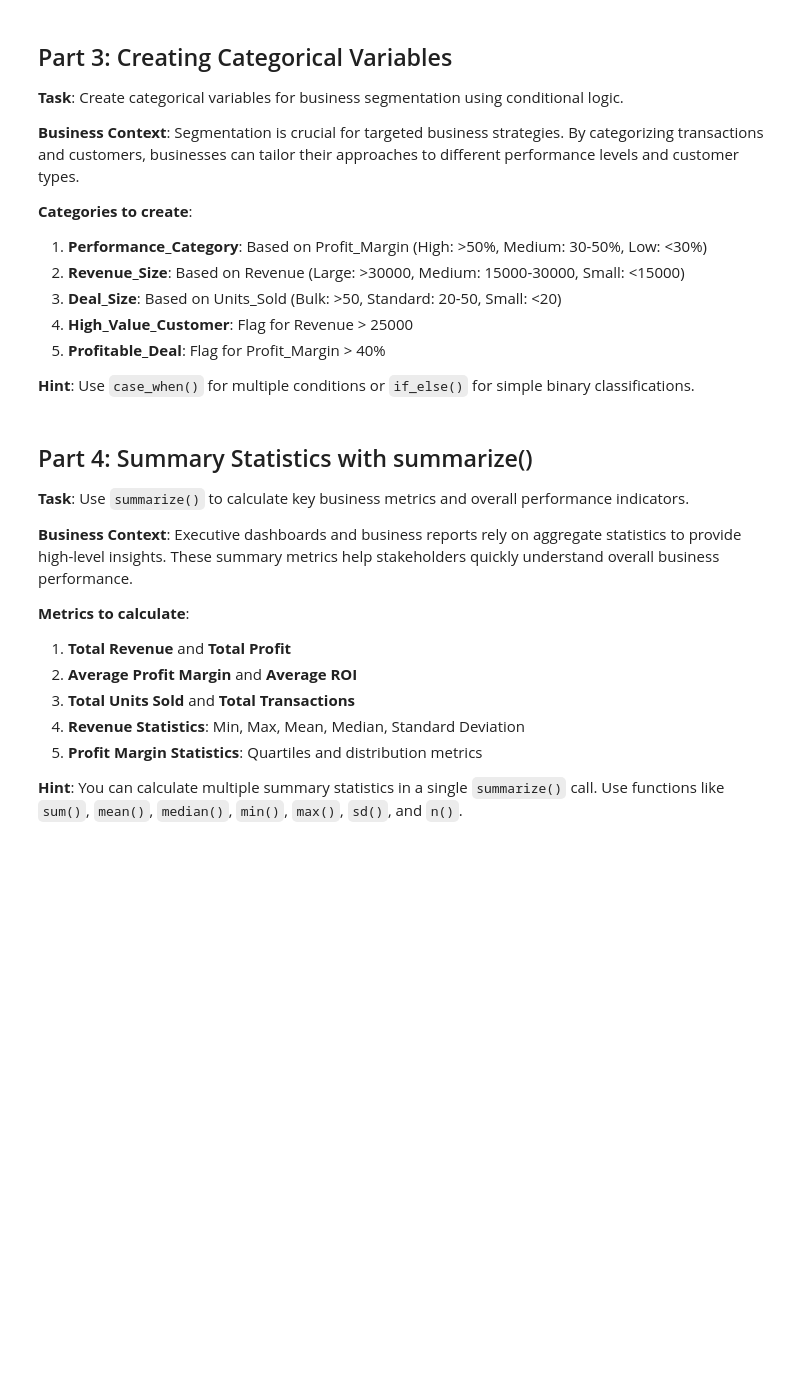
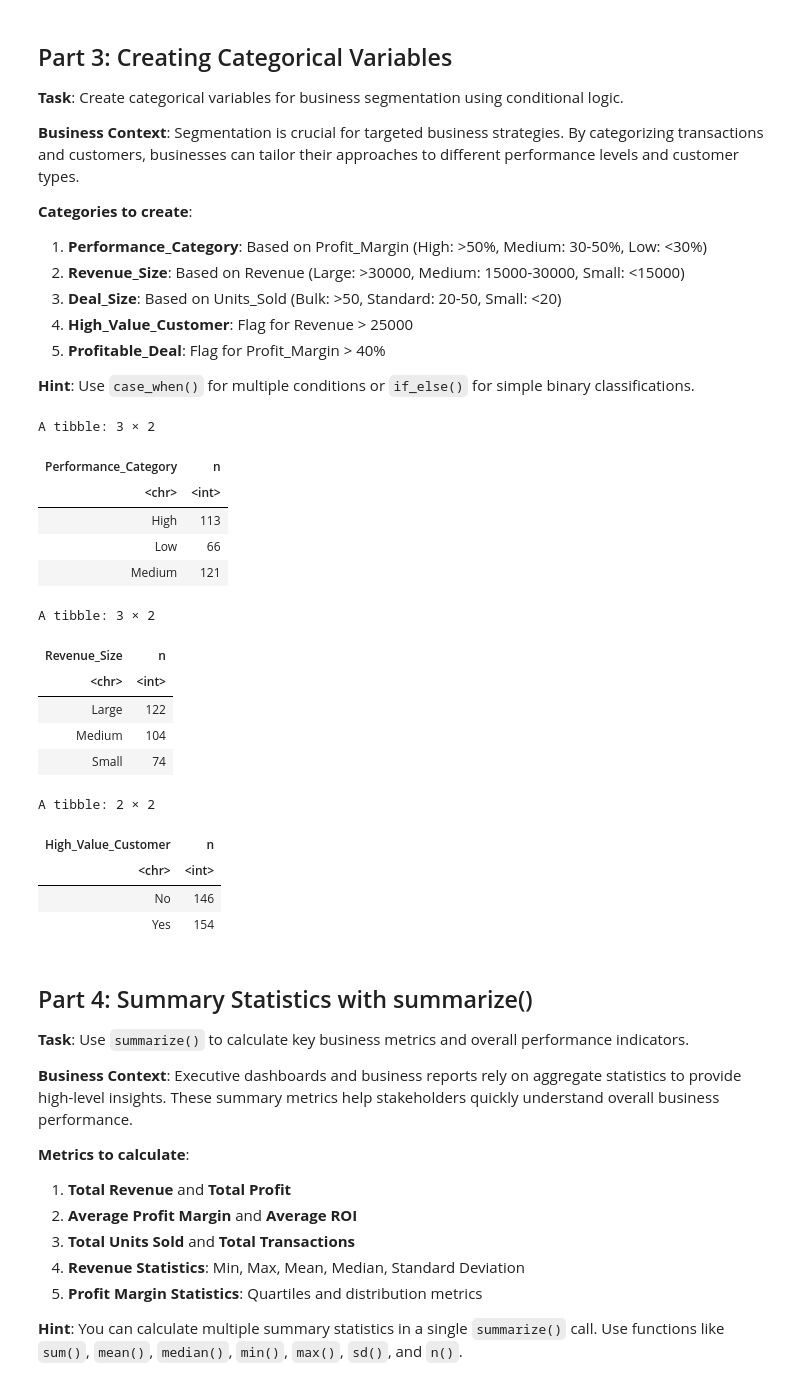
Before and after one commit to UTSA-Humphries-Data-Science/assignment-1-version-3-vivicowan, a Jupyter notebook: assignment/Homework/homework_lesson_4_data_transformation_part2 _v2.ipynb, the cells around one changed output. Saved outputs shown, nothing was run; the diff lists cells and outputs as text; code cells hidden in the pictures; blank space fills up the shorter version.

```diff
--- a/assignment/Homework/homework_lesson_4_data_transformation_part2 _v2.ipynb
+++ b/assignment/Homework/homework_lesson_4_data_transformation_part2 _v2.ipynb
@@ -180,32 +180,71 @@ A tibble: 300 × 5
 # %%
 # Create categorical variables for business segmentation
 company_data <- company_data %>%
   mutate(
     # TODO: Create Performance_Category using case_when()
     # High: Profit_Margin > 50, Medium: Profit_Margin > 30, Low: everything else
+    Performance_Category = case_when(
+      Profit_Margin > 50 ~ "High",
+      Profit_Margin > 30 ~ "Medium",
+      TRUE               ~ "Low"
+    ),
 
     # TODO: Create Revenue_Size category
     # Large: Revenue > 30000, Medium: Revenue > 15000, Small: everything else
+    Revenue_Size = case_when(
+      Revenue > 30000 ~ "Large",
+      Revenue > 15000 ~ "Medium",
+      TRUE            ~ "Small"
+    ),
 
     # TODO: Create Deal_Size category
     # Bulk: Units_Sold > 50, Standard: Units_Sold > 20, Small: everything else
+    Deal_Size = case_when(
+      Units_Sold > 50 ~ "Bulk",
+      Units_Sold > 20 ~ "Standard",
+      TRUE            ~ "Small"
+    ),
 
     # TODO: Create High_Value_Customer flag ("Yes"/"No" for Revenue > 25000)
     # Hint: use if_else(Revenue > 25000, "Yes", "No")
+    High_Value_Customer = if_else(Revenue > 25000, "Yes", "No"),
 
     # TODO: Create Profitable_Deal flag ("Yes"/"No" for Profit_Margin > 40)
     # Hint: use if_else(Profit_Margin > 40, "Yes", "No")
+    Profitable_Deal     = if_else(Profit_Margin > 40, "Yes", "No")
 
   )
 
 # Examine the distribution of categorical variables using count()
 # TODO: Use count() to show the distribution of Performance_Category
-
+company_data %>%
+count(Performance_Category)
 
 # TODO: Use count() to show the distribution of Revenue_Size
-
+company_data %>%
+count(Revenue_Size)
 
 # TODO: Use count() to show the distribution of High_Value_Customer
+company_data %>%
+count(High_Value_Customer)
+# %% [output]
+A tibble: 3 × 2
+| Performance_Category | n |
+| <chr> | <int> |
+| High | 113 |
+| Low | 66 |
+| Medium | 121 |
+A tibble: 3 × 2
+| Revenue_Size | n |
+| <chr> | <int> |
+| Large | 122 |
+| Medium | 104 |
+| Small | 74 |
+A tibble: 2 × 2
+| High_Value_Customer | n |
+| <chr> | <int> |
+| No | 146 |
+| Yes | 154 |
 # %% [markdown]
 ## Part 4: Summary Statistics with summarize()
 
```
Also changed, not shown: parts of 1 cell of this notebook.
